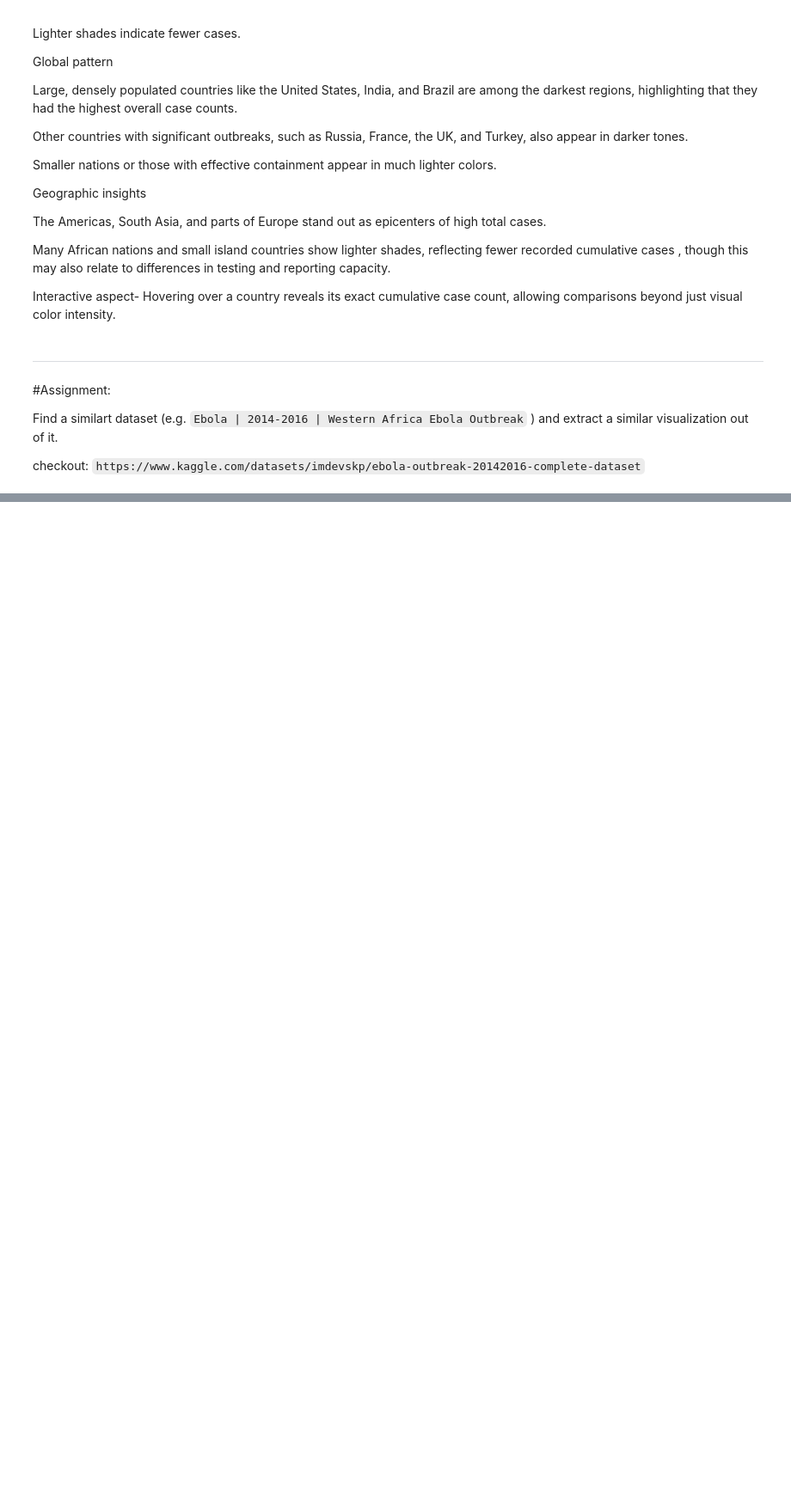
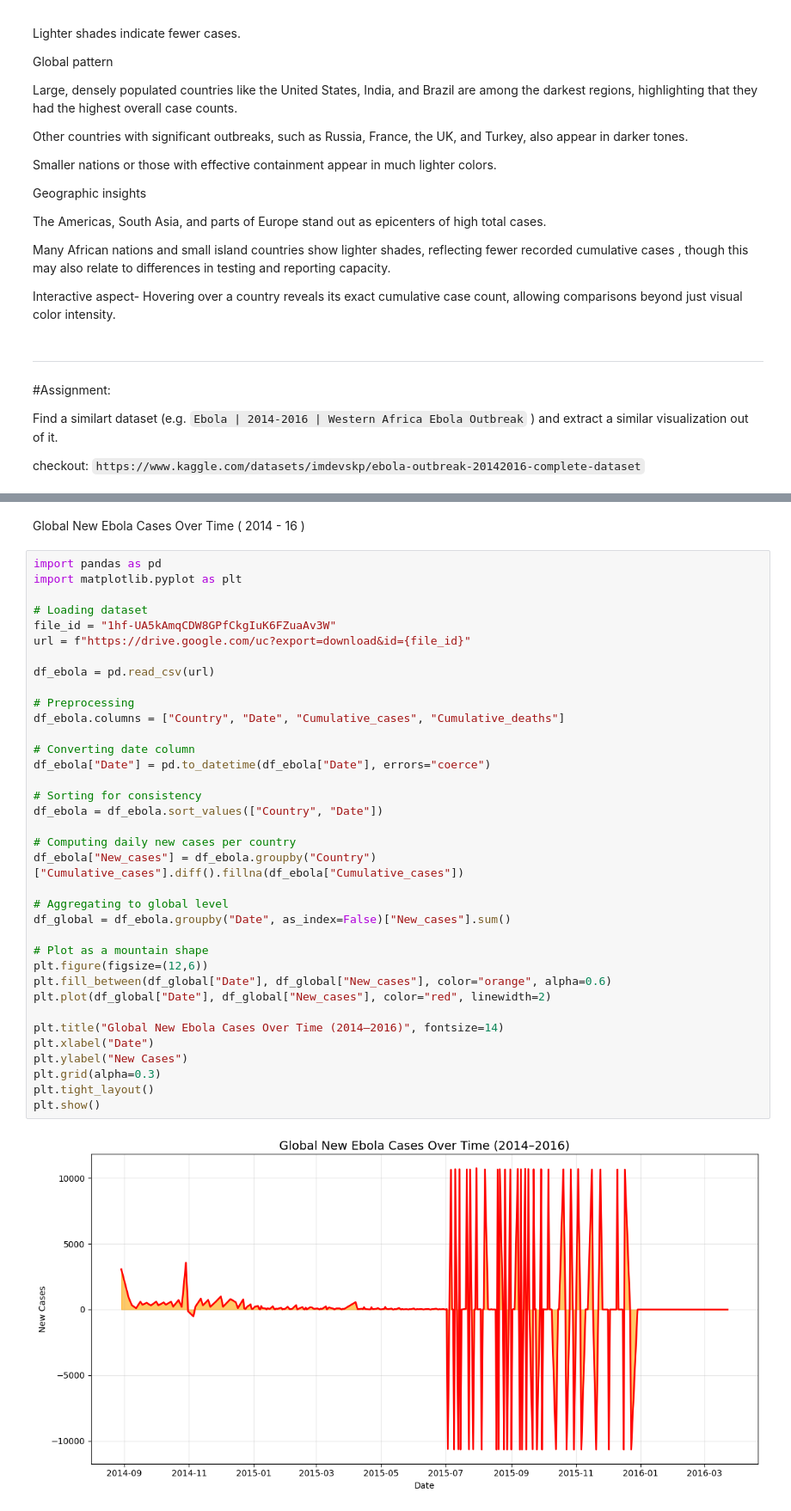
Before and after one commit to sapcode2028/Visualizing-COVID-19-Pandemic-Data, a Jupyter notebook: notebook_1_covid19_TS/Visualizing_Time_Series_Dataset_COVID_19_Data_V2.ipynb, the cells around one changed output, grey strips where cells are left out. Shown at 86% size. Saved outputs shown, nothing was run; the diff lists cells and outputs as text; blank space fills up the shorter version.

```diff
--- a/notebook_1_covid19_TS/Visualizing_Time_Series_Dataset_COVID_19_Data_V2.ipynb
+++ b/notebook_1_covid19_TS/Visualizing_Time_Series_Dataset_COVID_19_Data_V2.ipynb
@@ -709,0 +855,40 @@ checkout:  `https://www.kaggle.com/datasets/imdevskp/ebola-outbreak-20142016-com
+# %% [markdown]
+Global New Ebola Cases Over Time ( 2014 - 16 )
+# %%
+import pandas as pd
+import matplotlib.pyplot as plt
+
+# Loading dataset
+file_id = "1hf-UA5kAmqCDW8GPfCkgIuK6FZuaAv3W"
+url = f"https://drive.google.com/uc?export=download&id={file_id}"
+
+df_ebola = pd.read_csv(url)
+
+# Preprocessing
+df_ebola.columns = ["Country", "Date", "Cumulative_cases", "Cumulative_deaths"]
+
+# Converting date column
+df_ebola["Date"] = pd.to_datetime(df_ebola["Date"], errors="coerce")
+
+# Sorting for consistency
+df_ebola = df_ebola.sort_values(["Country", "Date"])
+
+# Computing daily new cases per country
+df_ebola["New_cases"] = df_ebola.groupby("Country")["Cumulative_cases"].diff().fillna(df_ebola["Cumulative_cases"])
+
+# Aggregating to global level
+df_global = df_ebola.groupby("Date", as_index=False)["New_cases"].sum()
+
+# Plot as a mountain shape
+plt.figure(figsize=(12,6))
+plt.fill_between(df_global["Date"], df_global["New_cases"], color="orange", alpha=0.6)
+plt.plot(df_global["Date"], df_global["New_cases"], color="red", linewidth=2)
+
+plt.title("Global New Ebola Cases Over Time (2014–2016)", fontsize=14)
+plt.xlabel("Date")
+plt.ylabel("New Cases")
+plt.grid(alpha=0.3)
+plt.tight_layout()
+plt.show()
+# %% [output]
+[figure, added]
```
Also changed, not shown: parts of 29 cells of this notebook.
